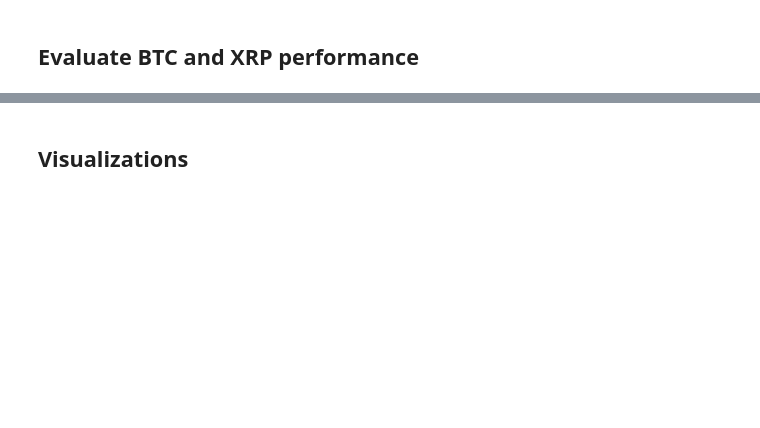
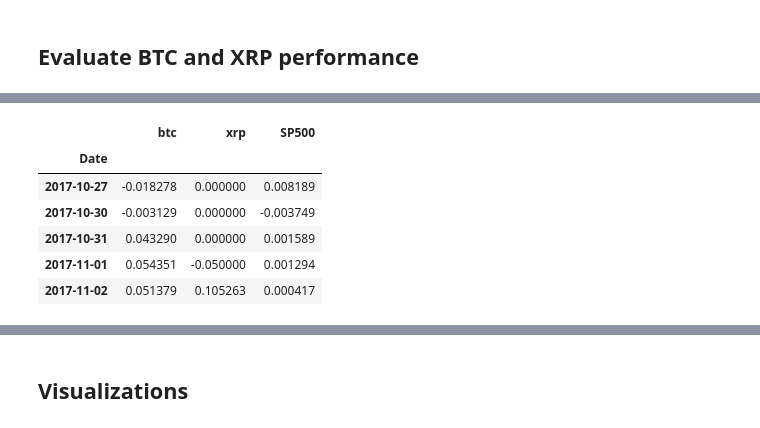
Before and after one commit to nairrekhabr/Project_3, a Jupyter notebook: btc_xrp_analysis/BTC_XRP.ipynb, the cells around one changed output, grey strips where cells are left out. Cells and saved outputs as stored; diff of their text form; code cells hidden in the pictures; blank space fills up the shorter version.

```diff
--- a/btc_xrp_analysis/BTC_XRP.ipynb
+++ b/btc_xrp_analysis/BTC_XRP.ipynb
@@ -119,3 +141,8 @@ cumulative_returns.head()
 | 2017-10-29 | 1.040880 | 1.0 |
 | 2017-10-30 | 1.037623 | 1.0 |
 | 2017-10-31 | 1.082542 | 1.0 |
+# %%
+# Get S&P 500 daily returns
+sp500_adjusted = sp500_prices.loc[startdate:enddate]
+sp500_returns = sp500_adjusted.pct_change().dropna()
+sp500_returns
@@ -197,0 +256,12 @@ portfolio_evaluation_df
+# %%
+# Create Beta Return dataframe
+beta_returns = pd.concat([daily_returns, sp500_returns], axis="columns", join="inner")
+beta_returns.head()
+# %% [output]
+|  | btc | xrp | SP500 |
+| Date |  |  |  |
+| 2017-10-27 | -0.018278 | 0.000000 | 0.008189 |
+| 2017-10-30 | -0.003129 | 0.000000 | -0.003749 |
+| 2017-10-31 | 0.043290 | 0.000000 | 0.001589 |
+| 2017-11-01 | 0.054351 | -0.050000 | 0.001294 |
+| 2017-11-02 | 0.051379 | 0.105263 | 0.000417 |
```
Also changed, not shown: parts of 15 cells of this notebook.
